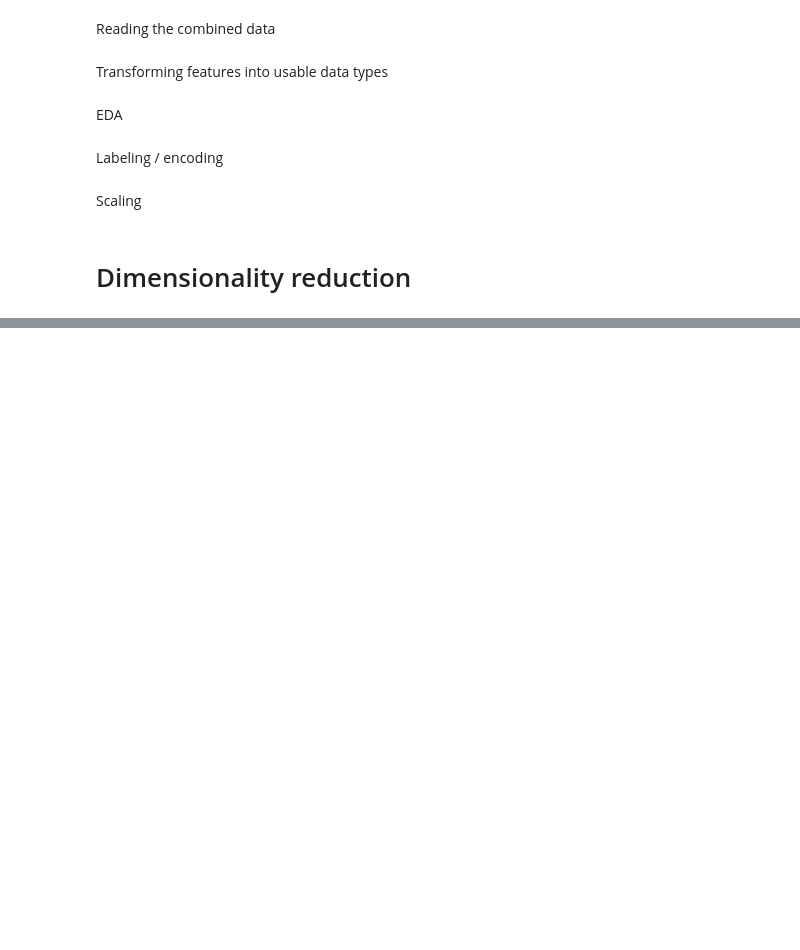
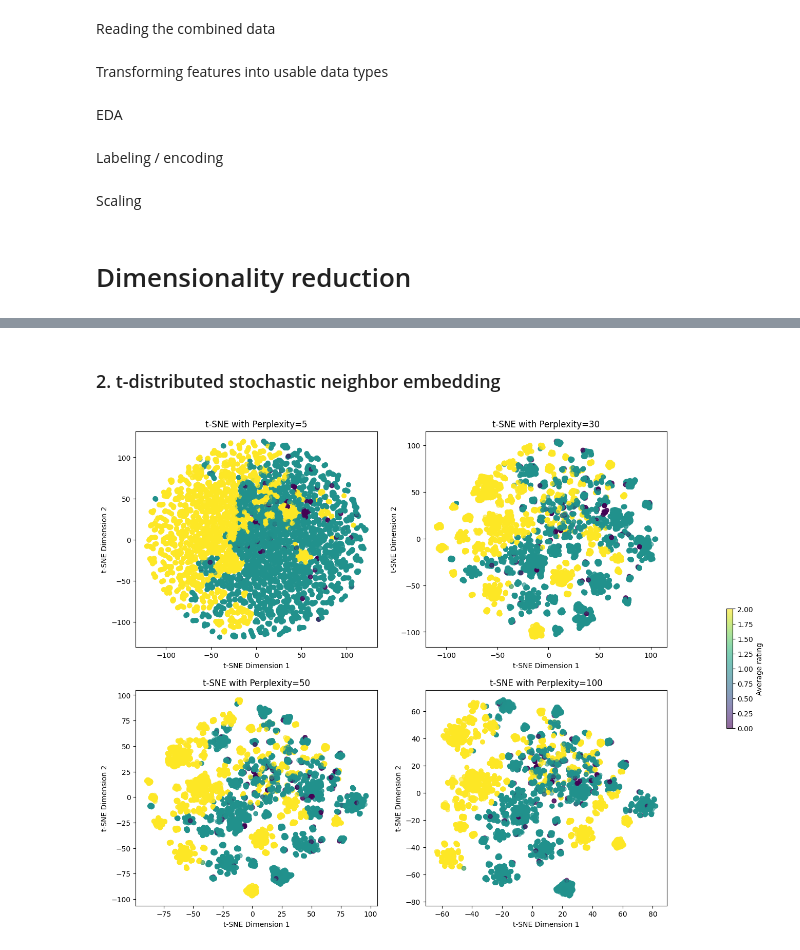
Before and after one commit to SoareCristi/BigData_MovieRatings, a Jupyter notebook: preprocessing_dimensionalityReduction.ipynb, the cells around one changed output, grey strips where cells are left out. Drawn from its saved outputs; the diff is of its cells as text; code cells hidden in the pictures; blank space fills up the shorter version.

```diff
--- a/preprocessing_dimensionalityReduction.ipynb
+++ b/preprocessing_dimensionalityReduction.ipynb
@@ -61,0 +144,23 @@ df_scaled.to_csv('CleanedData/dataset_preprocessed.csv', index=False)
+# %% [markdown]
+### 2. t-distributed stochastic neighbor embedding
+# %%
+from sklearn.manifold import TSNE
+import matplotlib.pyplot as plt
+
+n_components = 2
+perplexities = [5, 30, 50, 100]
+fig, axs = plt.subplots(2, 2, figsize=(15, 12))
+axs = axs.flatten()
+
+for idx, perplexity in enumerate(perplexities):
+    tsne = TSNE(n_components=n_components, perplexity=perplexity, n_iter=1000, random_state=42)
+    tsne_results = tsne.fit_transform(df_scaled)
+    sc = axs[idx].scatter(tsne_results[:, 0], tsne_results[:, 1], c=df['averageRating'], cmap='viridis', alpha=0.6)
+    axs[idx].set_title(f't-SNE with Perplexity={perplexity}')
+    axs[idx].set_xlabel('t-SNE Dimension 1')
+    axs[idx].set_ylabel('t-SNE Dimension 2')
+
+fig.colorbar(sc, ax=axs, orientation='vertical', fraction=0.01, pad=0.1, label='Average rating')
+plt.show()
+# %% [output]
+[figure, added]
```
Also changed, not shown: parts of 12 cells of this notebook.
